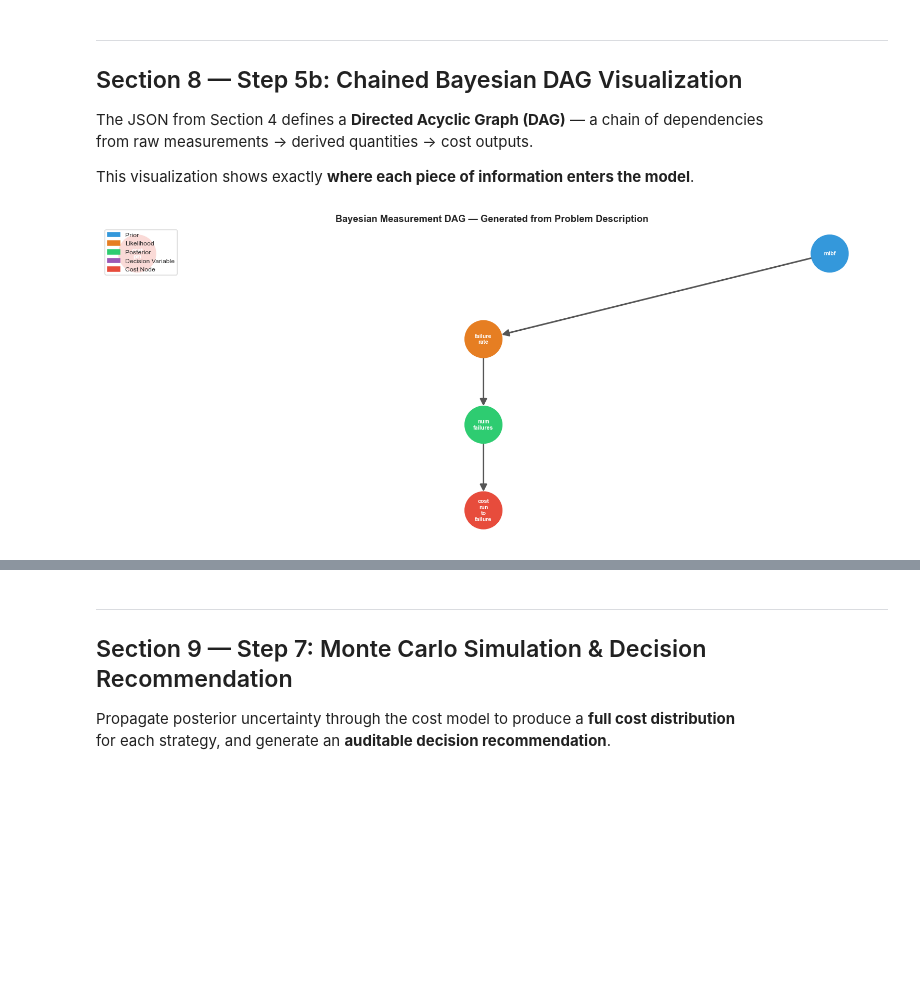
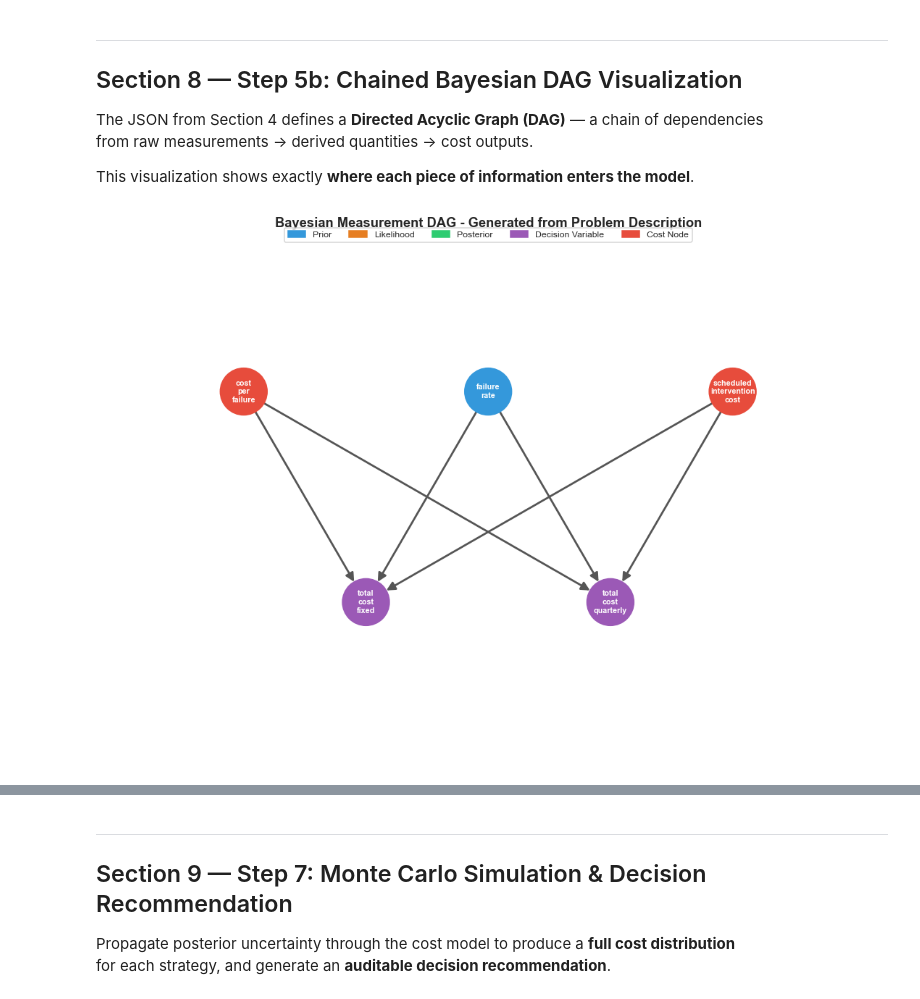
Before and after one commit to KirtisChristensen/AIE---Bayesian-Template-Tutorial, a Jupyter notebook: llm_bayesian_reliability_tool_working_copy.ipynb, the cells around one changed output, grey strips where cells are left out. Drawn from its saved outputs; the diff is of its cells as text; code cells hidden in the pictures; blank space fills up the shorter version.

```diff
--- a/llm_bayesian_reliability_tool_working_copy.ipynb
+++ b/llm_bayesian_reliability_tool_working_copy.ipynb
@@ -2728,90 +2783,6 @@ from raw measurements → derived quantities → cost outputs.
 
 This visualization shows exactly **where each piece of information enters the model**.
 # %%
-# ── DAG VISUALIZATION FROM JSON MODEL ─────────────────────────────────────────
-# Build NetworkX graph from the LLM-generated JSON
-
-model_json = bayesian_model_json if "bayesian_model_json" in dir() else OFFLINE_JSON
-
-G = nx.DiGraph()
-
-# Color coding by node role
-role_colors = {
-    "prior":            "#3498db",   # blue
-    "likelihood":       "#e67e22",   # orange
-    "posterior":        "#2ecc71",   # green
-    "decision_variable":"#9b59b6",   # purple
-    "cost_node":        "#e74c3c",   # red
-}
-
-nodes      = model_json["measurement_nodes"]
-node_names = {n["name"] for n in nodes}
-
-for node in nodes:
-    G.add_node(node["name"],
-               role=node["role"],
-               label=node["name"].replace("_", "\n"))
-
-for node in nodes:
-    for dep in node.get("depends_on", []):
-        if dep in node_names:
-            G.add_edge(dep, node["name"])
-
-# Layout: hierarchical top-down by topological generation (pure-Python, no Graphviz needed)
-def hierarchical_layout(graph: nx.DiGraph) -> dict:
-    """Top-down layered layout based on longest path from any root."""
-    depth = {}
-    for n in nx.topological_sort(graph):
-        preds = list(graph.predecessors(n))
-        depth[n] = 0 if not preds else max(depth[p] for p in preds) + 1
-    layers: dict[int, list[str]] = {}
-    for node, d in depth.items():
-        layers.setdefault(d, []).append(node)
-    pos = {}
-    max_width = max(len(row) for row in layers.values())
-    for d, row in layers.items():
-        row_sorted = sorted(row)
-        for i, node in enumerate(row_sorted):
-            x = (i + 1) / (len(row_sorted) + 1) * max_width
-            y = -d  # negative so root is on top
-            pos[node] = (x, y)
-    return pos
-
-try:
-    pos = nx.nx_agraph.graphviz_layout(G, prog="dot")
-except (ImportError, Exception):
-    pos = hierarchical_layout(G)
-
-colors = [role_colors.get(G.nodes[n]["role"], "#95a5a6") for n in G.nodes]
-labels = {n: G.nodes[n]["label"] for n in G.nodes}
-
-fig, ax = plt.subplots(figsize=(14, 6))
-nx.draw_networkx(
-    G, pos=pos, ax=ax,
-    labels=labels,
-    node_color=colors,
-    node_size=2200,
-    font_size=7,
-    font_color="white",
-    font_weight="bold",
-    edge_color="#555",
-    arrows=True,
-    arrowsize=18,
-    width=2,
-)
-
-# Legend
-legend_patches = [mpatches.Patch(color=v, label=k.replace("_", " ").title())
-                  for k, v in role_colors.items()]
-ax.legend(handles=legend_patches, loc="upper left", fontsize=8)
-ax.set_title("Bayesian Measurement DAG — Generated from Problem Description",
-             fontsize=12, fontweight="bold")
-ax.axis("off")
-plt.tight_layout()
-plt.show()
-
-# Print chain
-chain = model_json["bayesian_update_chain"]
-display(Markdown("**Bayesian Update Chain:** " + " → ".join(f"`{n}`" for n in chain)))
+Section8_Step5b_Plot_Bayesian_DAG()
 # %% [output]
-[figure, old version]
+[figure, new version]
```
Also changed, not shown: parts of 10 cells of this notebook.
